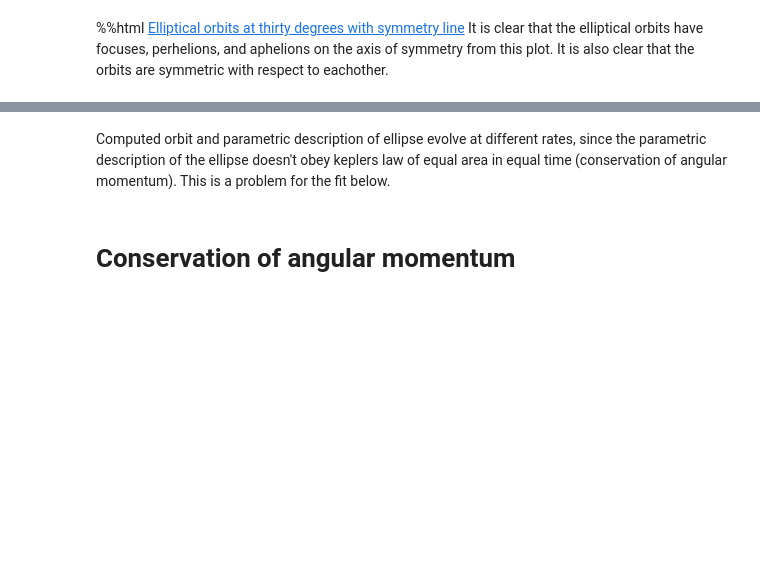
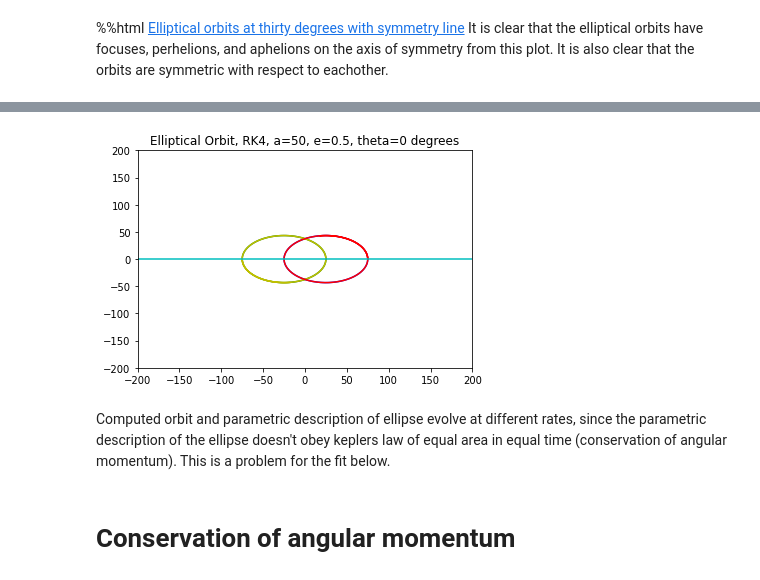
Before and after one commit to sdorsher/ManyBodyProblem, a Jupyter notebook: Vector Elliptical Refactored.ipynb, the cells around one changed output, grey strips where cells are left out. Drawn from its saved outputs; the diff is of its cells as text; code cells hidden in the pictures; blank space fills up the shorter version.

```diff
--- a/Vector Elliptical Refactored.ipynb
+++ b/Vector Elliptical Refactored.ipynb
@@ -156,3 +134,18 @@ Loading BokehJS ...
+# %%
+import matplotlib.pyplot as plt
+t = np.linspace(0, 2*math.pi, 100)
+xax=-200+np.arange(0,400)
+plt.ylim(-200,200)
+plt.xlim(-200,200)
+plt.title("Elliptical Orbit, RK4, a="+str(rad0)+", e="+ str(ecc0)+", theta="+str(round(180*theta0/math.pi))+ " degrees")
+plt.plot(ellipsefns.getxtheory(theta0,ecc0,rad0,t,1),ellipsefns.getytheory(theta0,ecc0,rad0,t,1),'b')
+plt.plot(ellipsefns.getxtheory(theta0,ecc0,rad0,t,-1),ellipsefns.getytheory(theta0,ecc0,rad0,t,-1),'g')
+plt.plot(npstar1x[:,0],npstar1x[:,1],'y')
+plt.plot(npstar2x[:,0],npstar2x[:,1],'r')
+plt.plot(xax, np.tan(theta0)*xax,'c')
+plt.show()
+# %% [output]
+[figure, added]
 # %% [markdown]
 Computed orbit and parametric description of ellipse evolve at different rates, since the parametric description of the ellipse doesn't obey keplers law of equal area in equal time (conservation of angular momentum). This is a problem for the fit below.
 # %% [markdown]
```
Also changed, not shown: parts of 10 cells of this notebook.
